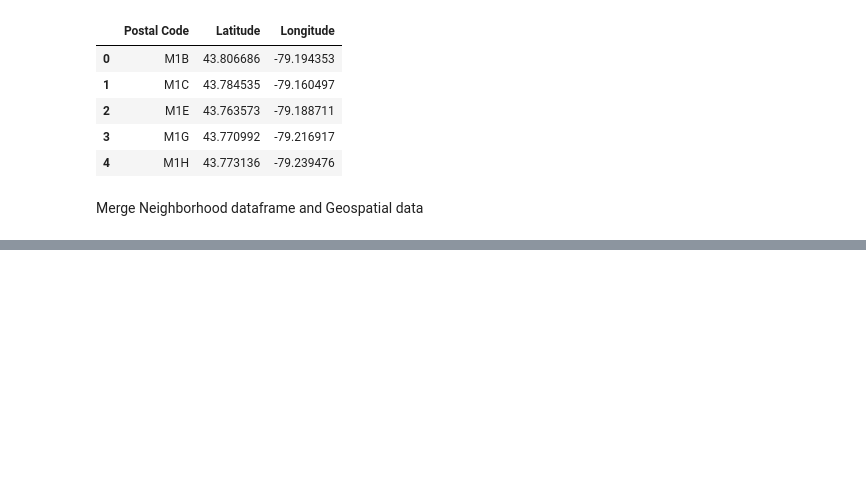
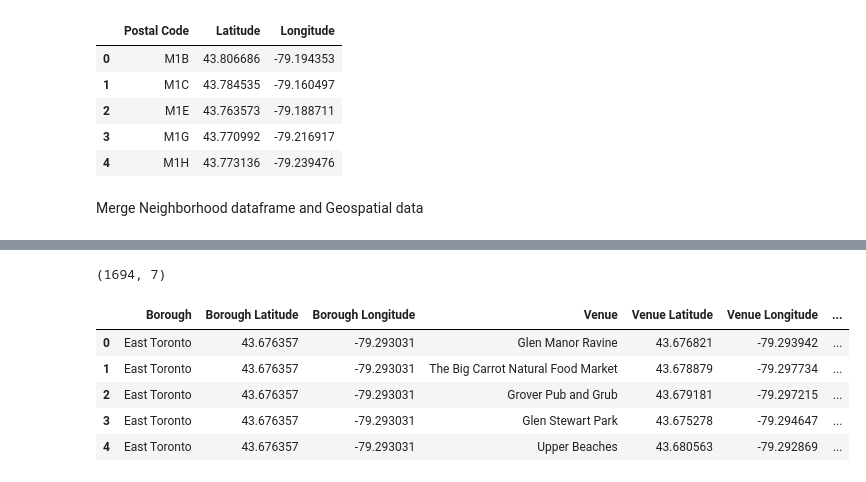
Before and after one commit to phitsanup/Coursera_Capstone, a Jupyter notebook: Segmenting and Clustering in Toronto.ipynb, the cells around one changed output, grey strips where cells are left out. Cells and saved outputs as stored; diff of their text form; code cells hidden in the pictures; blank space fills up the shorter version.

```diff
--- a/Segmenting and Clustering in Toronto.ipynb
+++ b/Segmenting and Clustering in Toronto.ipynb
@@ -107,0 +141,8 @@ df.head()
+# %%
+address = 'Toronto'
+
+geolocator = Nominatim(user_agent="toronto_explorer")
+location = geolocator.geocode(address)
+latitude = location.latitude
+longitude = location.longitude
+print('The geograpical coordinate of Toronto are {}, {}.'.format(latitude, longitude))
@@ -107,0 +151,18 @@ df.head()
+# %%
+map_newyork = folium.Map(location=[latitude, longitude], zoom_start=11)
+
+# add markers to map
+for lat, lng, borough, neighborhood in zip(df_toronto['Latitude'], df_toronto['Longitude'], df_toronto['Borough'], df_toronto['Neighbourhood']):
+    label = '{}, {}'.format(neighborhood, borough)
+    label = folium.Popup(label, parse_html=True)
+    folium.CircleMarker(
+        [lat, lng],
+        radius=5,
+        popup=label,
+        color='blue',
+        fill=True,
+        fill_color='#3186cc',
+        fill_opacity=0.7,
+        parse_html=False).add_to(map_newyork)
+
+map_newyork
@@ -107,0 +171,8 @@ df.head()
+# %%
+CLIENT_ID = 'MBZ4GI2HJMO5KKDHNPPFNI4UT2DRPV1VBSKJCQPOE1EHSVPJ' # your Foursquare ID
+CLIENT_SECRET = 'AXVVW1MF33GGJRFO3OS3YH22BGXV4A2Z3BGUDAZ30H3TMOG0' # your Foursquare Secret
+VERSION = '20180605' # Foursquare API version
+
+print('Your credentails:')
+print('CLIENT_ID: ' + CLIENT_ID)
+print('CLIENT_SECRET:' + CLIENT_SECRET)
@@ -107,0 +228,5 @@ df.head()
+# %%
+toronto_venues = getNearbyVenues(names=df_toronto['Borough'],
+                                   latitudes=df_toronto['Latitude'],
+                                   longitudes=df_toronto['Longitude']
+                                  )
@@ -107,0 +251,11 @@ df.head()
+# %%
+print(toronto_venues.shape)
+toronto_venues.head()
+# %% [output]
+(1694, 7)
+|  | Borough | Borough Latitude | Borough Longitude | Venue | Venue Latitude | Venue Longitude | ... |
+| 0 | East Toronto | 43.676357 | -79.293031 | Glen Manor Ravine | 43.676821 | -79.293942 | ... |
+| 1 | East Toronto | 43.676357 | -79.293031 | The Big Carrot Natural Food Market | 43.678879 | -79.297734 | ... |
+| 2 | East Toronto | 43.676357 | -79.293031 | Grover Pub and Grub | 43.679181 | -79.297215 | ... |
+| 3 | East Toronto | 43.676357 | -79.293031 | Glen Stewart Park | 43.675278 | -79.294647 | ... |
+| 4 | East Toronto | 43.676357 | -79.293031 | Upper Beaches | 43.680563 | -79.292869 | ... |
```
Also changed, not shown: parts of 17 cells of this notebook.
